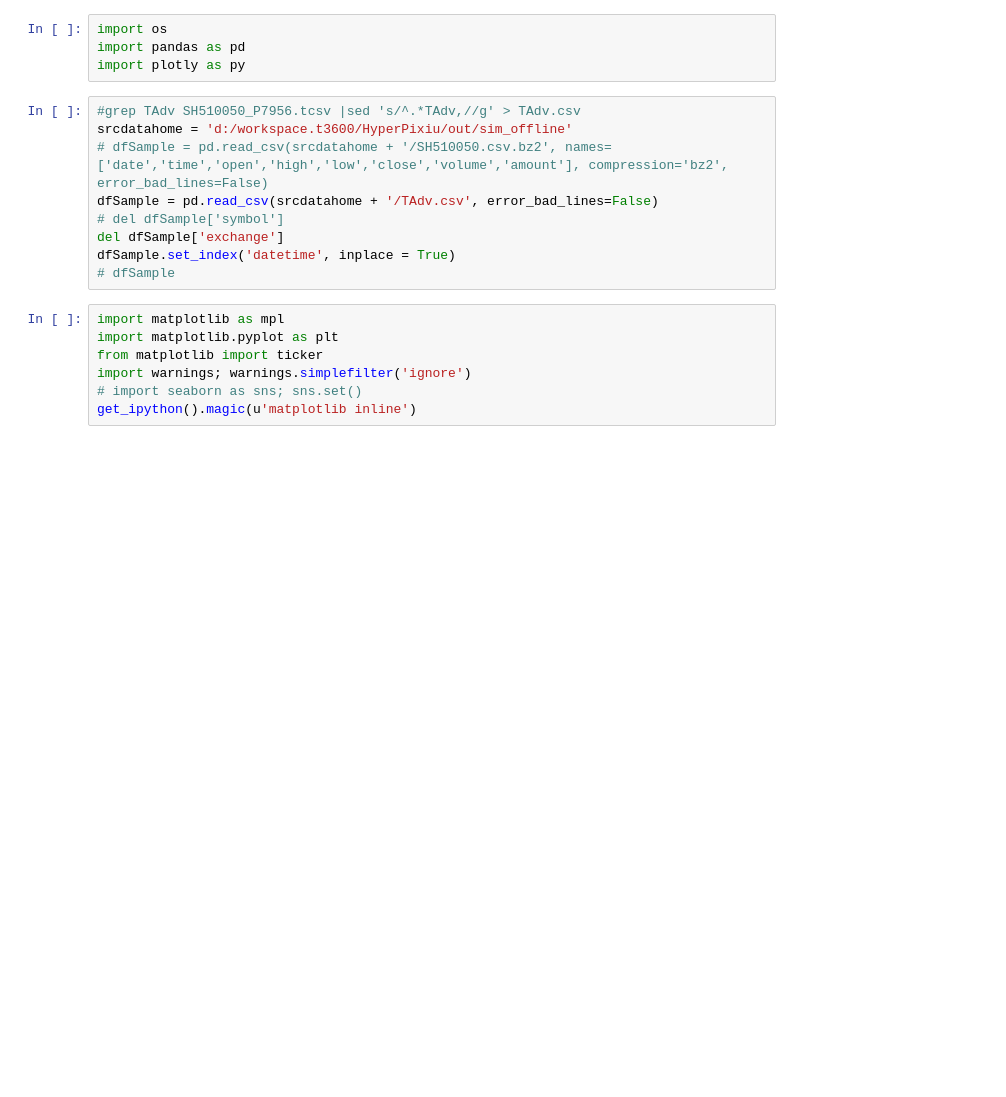
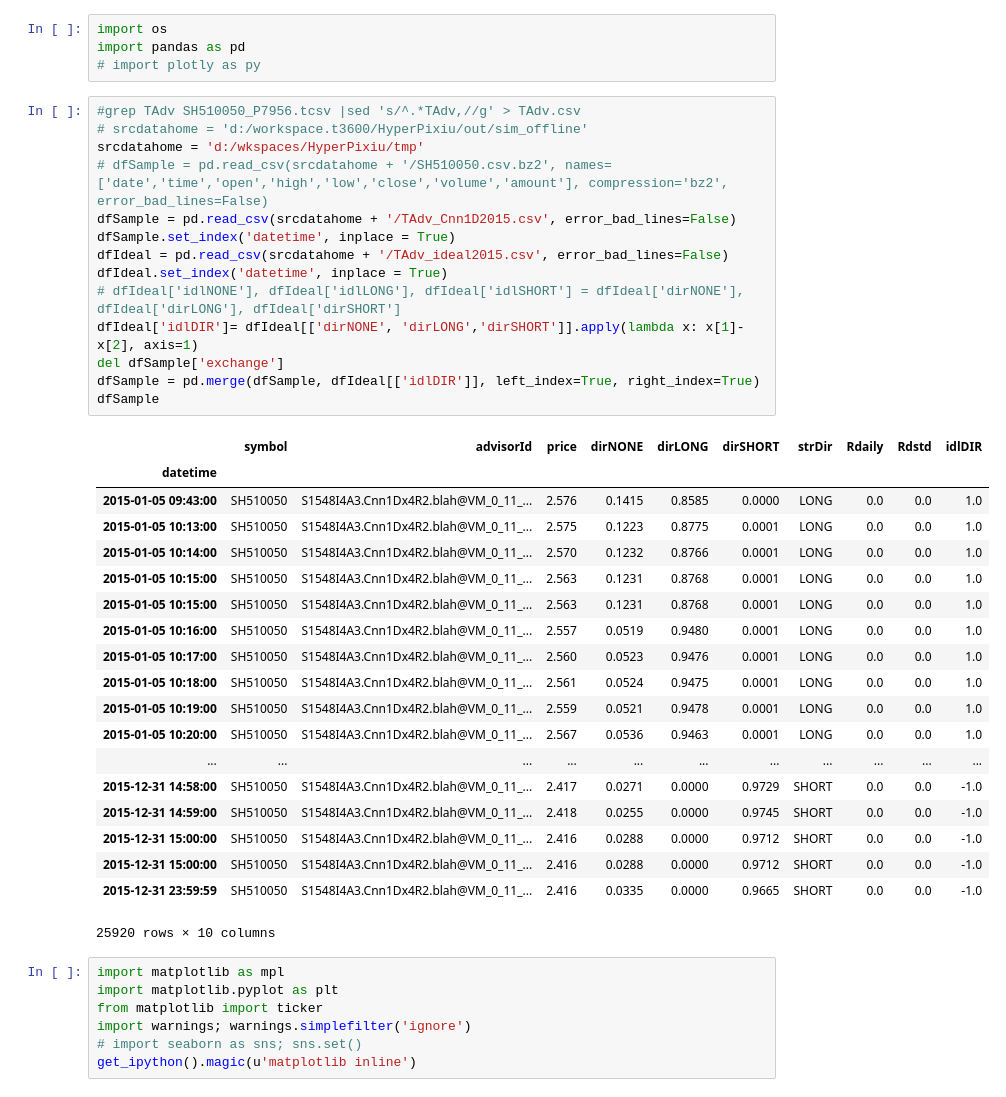
Before and after one commit to syscheme/HyperPixiu, a Jupyter notebook: notebooks/plotAdvDir.ipynb, the cells around one changed output. Saved outputs shown, nothing was run; the diff lists cells and outputs as text; blank space fills up the shorter version.

```diff
--- a/notebooks/plotAdvDir.ipynb
+++ b/notebooks/plotAdvDir.ipynb
@@ -1,16 +1,41 @@
 # %%
 import os
 import pandas as pd
-import plotly as py
+# import plotly as py
 # %%
 #grep TAdv SH510050_P7956.tcsv |sed 's/^.*TAdv,//g' > TAdv.csv
-srcdatahome = 'd:/workspace.t3600/HyperPixiu/out/sim_offline'
+# srcdatahome = 'd:/workspace.t3600/HyperPixiu/out/sim_offline'
+srcdatahome = 'd:/wkspaces/HyperPixiu/tmp'
 # dfSample = pd.read_csv(srcdatahome + '/SH510050.csv.bz2', names=['date','time','open','high','low','close','volume','amount'], compression='bz2', error_bad_lines=False)
-dfSample = pd.read_csv(srcdatahome + '/TAdv.csv', error_bad_lines=False)
-# del dfSample['symbol']
+dfSample = pd.read_csv(srcdatahome + '/TAdv_Cnn1D2015.csv', error_bad_lines=False)
+dfSample.set_index('datetime', inplace = True)
+dfIdeal = pd.read_csv(srcdatahome + '/TAdv_ideal2015.csv', error_bad_lines=False)
+dfIdeal.set_index('datetime', inplace = True)
+# dfIdeal['idlNONE'], dfIdeal['idlLONG'], dfIdeal['idlSHORT'] = dfIdeal['dirNONE'], dfIdeal['dirLONG'], dfIdeal['dirSHORT']
+dfIdeal['idlDIR']= dfIdeal[['dirNONE', 'dirLONG','dirSHORT']].apply(lambda x: x[1]-x[2], axis=1)
 del dfSample['exchange']
-dfSample.set_index('datetime', inplace = True)
-# dfSample
+dfSample = pd.merge(dfSample, dfIdeal[['idlDIR']], left_index=True, right_index=True)
+dfSample
+# %% [output]
+|  | symbol | advisorId | price | dirNONE | dirLONG | dirSHORT | strDir | Rdaily | Rdstd | idlDIR |
+| datetime |  |  |  |  |  |  |  |  |  |  |
+| 2015-01-05 09:43:00 | SH510050 | S1548I4A3.Cnn1Dx4R2.blah@VM_0_11_... | 2.576 | 0.1415 | 0.8585 | 0.0000 | LONG | 0.0 | 0.0 | 1.0 |
+| 2015-01-05 10:13:00 | SH510050 | S1548I4A3.Cnn1Dx4R2.blah@VM_0_11_... | 2.575 | 0.1223 | 0.8775 | 0.0001 | LONG | 0.0 | 0.0 | 1.0 |
+| 2015-01-05 10:14:00 | SH510050 | S1548I4A3.Cnn1Dx4R2.blah@VM_0_11_... | 2.570 | 0.1232 | 0.8766 | 0.0001 | LONG | 0.0 | 0.0 | 1.0 |
+| 2015-01-05 10:15:00 | SH510050 | S1548I4A3.Cnn1Dx4R2.blah@VM_0_11_... | 2.563 | 0.1231 | 0.8768 | 0.0001 | LONG | 0.0 | 0.0 | 1.0 |
+| 2015-01-05 10:15:00 | SH510050 | S1548I4A3.Cnn1Dx4R2.blah@VM_0_11_... | 2.563 | 0.1231 | 0.8768 | 0.0001 | LONG | 0.0 | 0.0 | 1.0 |
+| 2015-01-05 10:16:00 | SH510050 | S1548I4A3.Cnn1Dx4R2.blah@VM_0_11_... | 2.557 | 0.0519 | 0.9480 | 0.0001 | LONG | 0.0 | 0.0 | 1.0 |
+| 2015-01-05 10:17:00 | SH510050 | S1548I4A3.Cnn1Dx4R2.blah@VM_0_11_... | 2.560 | 0.0523 | 0.9476 | 0.0001 | LONG | 0.0 | 0.0 | 1.0 |
+| 2015-01-05 10:18:00 | SH510050 | S1548I4A3.Cnn1Dx4R2.blah@VM_0_11_... | 2.561 | 0.0524 | 0.9475 | 0.0001 | LONG | 0.0 | 0.0 | 1.0 |
+| 2015-01-05 10:19:00 | SH510050 | S1548I4A3.Cnn1Dx4R2.blah@VM_0_11_... | 2.559 | 0.0521 | 0.9478 | 0.0001 | LONG | 0.0 | 0.0 | 1.0 |
+| 2015-01-05 10:20:00 | SH510050 | S1548I4A3.Cnn1Dx4R2.blah@VM_0_11_... | 2.567 | 0.0536 | 0.9463 | 0.0001 | LONG | 0.0 | 0.0 | 1.0 |
+| ... | ... | ... | ... | ... | ... | ... | ... | ... | ... | ... |
+| 2015-12-31 14:58:00 | SH510050 | S1548I4A3.Cnn1Dx4R2.blah@VM_0_11_... | 2.417 | 0.0271 | 0.0000 | 0.9729 | SHORT | 0.0 | 0.0 | -1.0 |
+| 2015-12-31 14:59:00 | SH510050 | S1548I4A3.Cnn1Dx4R2.blah@VM_0_11_... | 2.418 | 0.0255 | 0.0000 | 0.9745 | SHORT | 0.0 | 0.0 | -1.0 |
+| 2015-12-31 15:00:00 | SH510050 | S1548I4A3.Cnn1Dx4R2.blah@VM_0_11_... | 2.416 | 0.0288 | 0.0000 | 0.9712 | SHORT | 0.0 | 0.0 | -1.0 |
+| 2015-12-31 15:00:00 | SH510050 | S1548I4A3.Cnn1Dx4R2.blah@VM_0_11_... | 2.416 | 0.0288 | 0.0000 | 0.9712 | SHORT | 0.0 | 0.0 | -1.0 |
+| 2015-12-31 23:59:59 | SH510050 | S1548I4A3.Cnn1Dx4R2.blah@VM_0_11_... | 2.416 | 0.0335 | 0.0000 | 0.9665 | SHORT | 0.0 | 0.0 | -1.0 |
+25920 rows × 10 columns
 # %%
 import matplotlib as mpl
 import matplotlib.pyplot as plt
```
Also changed, not shown: parts of 2 cells of this notebook.
